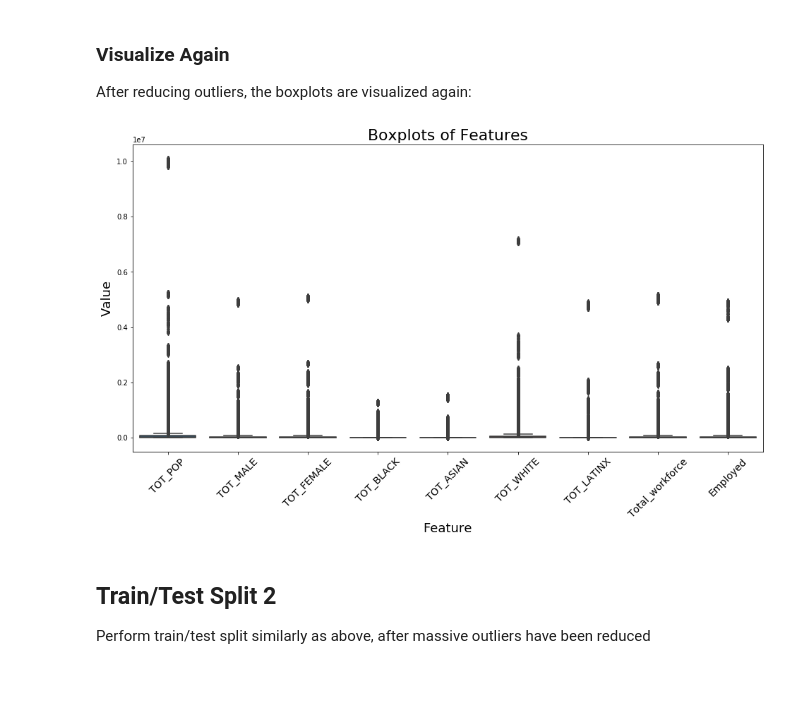
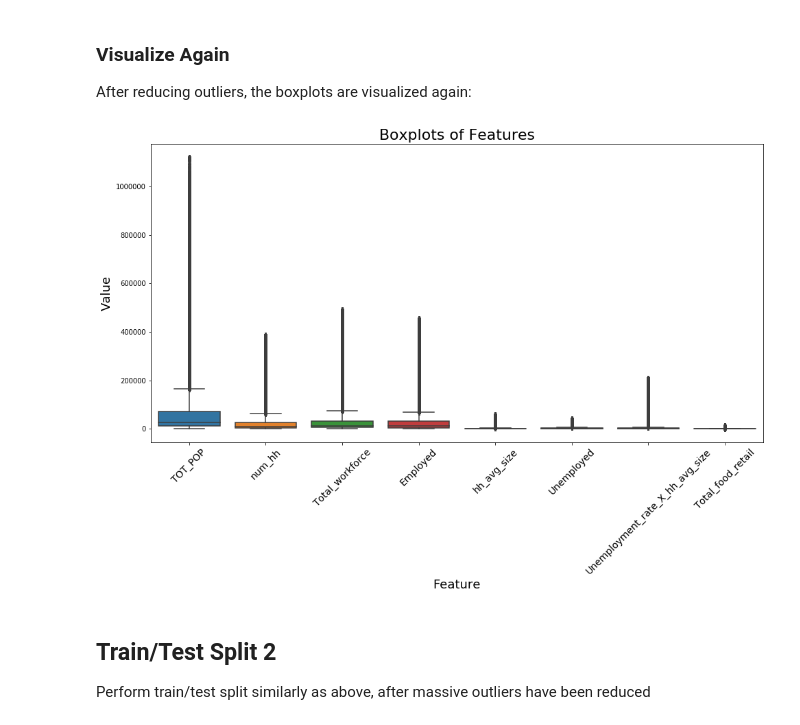
Before and after one commit to khyateed/projecting-food-insecurity, a Jupyter notebook: notebooks/modeling.ipynb, the cells around one changed output. Cells and saved outputs as stored; diff of their text form; code cells hidden in the pictures; blank space fills up the shorter version.

```diff
--- a/notebooks/modeling.ipynb
+++ b/notebooks/modeling.ipynb
@@ -107,9 +113,12 @@ The EDA notebook included a section on inspecting which features have the larges
 # %%
+features = ['TOT_POP', 'num_hh', 'Total_workforce', 'Employed', 'hh_avg_size', 'Unemployed',
+            'Unemployment_rate_X_hh_avg_size', 'Total_food_retail']
+
 # create boxplot for each feature with outliers
 plt.figure(figsize=(16, 8));
-sns.boxplot(data= df.iloc[:,5:22]);
+sns.boxplot(data= df.loc[:,features]);
 plt.title('Boxplots of Features', fontdict={'fontsize':22});
 plt.ylabel('Value', fontdict={'fontsize':16});
 plt.xlabel('Feature', fontdict={'fontsize':16});
-plt.xticks(rotation=45,fontsize=14);
+plt.xticks(rotation=80,fontsize=14);
 # %% [output]
@@ -119,8 +128,7 @@ plt.xticks(rotation=45,fontsize=14);
 The following cell iterates over each feature with outliers, and if the feature has obsrvations *greater* than +/- 2 standard deviations of the mean, it reduces outliers to +/- 2 standard deviations from the mean of that feature.
 # %%
 # Bring outliers down/up to 2 standard deviations from the mean
-features = ['TOT_POP', 'TOT_MALE', 'TOT_FEMALE', 'TOT_BLACK', 'TOT_ASIAN','TOT_WHITE', 'TOT_LATINX',
-            'Total_workforce', 'Employed']
+
 
 df_out = df.copy()
 for feat in features:
@@ -135,13 +143,13 @@ After reducing outliers, the boxplots are visualized again:
 # %%
 # create boxplot for each feature with outliers
 plt.figure(figsize=(16, 8));
-sns.boxplot(data= df[features]);
+sns.boxplot(data= df_out[features]);
 plt.title('Boxplots of Features', fontdict={'fontsize':22});
 plt.ylabel('Value', fontdict={'fontsize':18});
 plt.xlabel('Feature', fontdict={'fontsize':18});
 plt.xticks(rotation=45,fontsize=14);
 # %% [output]
-[figure, old version]
+[figure, new version]
 # %% [markdown]
 ## Train/Test Split 2
 Perform train/test split similarly as above, after massive outliers have been reduced
```
Also changed, not shown: parts of 24 cells of this notebook, 3 other files.
